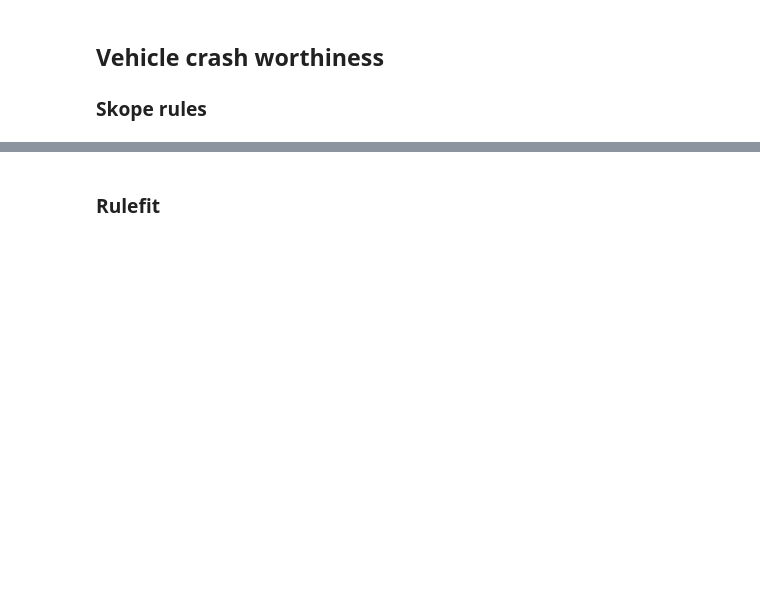
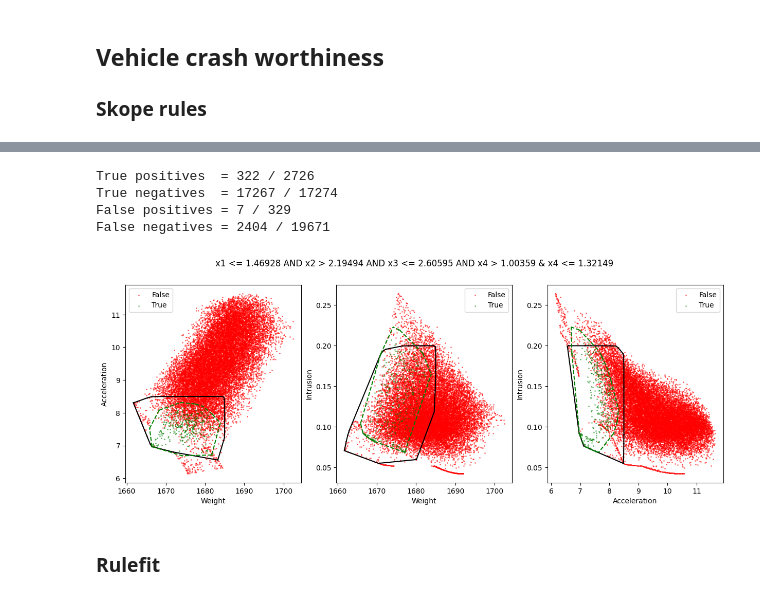
Before and after one commit to gialmisi/xaimoo-experiments, a Jupyter notebook: notebooks/Rule_showcase.ipynb, the cells around one changed output, grey strips where cells are left out. Drawn from its saved outputs; the diff is of its cells as text; code cells hidden in the pictures; blank space fills up the shorter version.

```diff
--- a/notebooks/Rule_showcase.ipynb
+++ b/notebooks/Rule_showcase.ipynb
@@ -42,3 +59,11 @@ plot_rule_explanations(df_crash, obj_names, "skope_mark", "category", target_cat
+# %%
+plot_helper(rules, range(21), df_crash, obj_names, target_category)
+# %% [output]
+True positives  = 322 / 2726
+True negatives  = 17267 / 17274
+False positives = 7 / 329
+False negatives = 2404 / 19671
+[figure, added]
 # %% [markdown]
 ### Rulefit
 # %%
```
Also changed, not shown: parts of 14 cells of this notebook, 6 other files.
